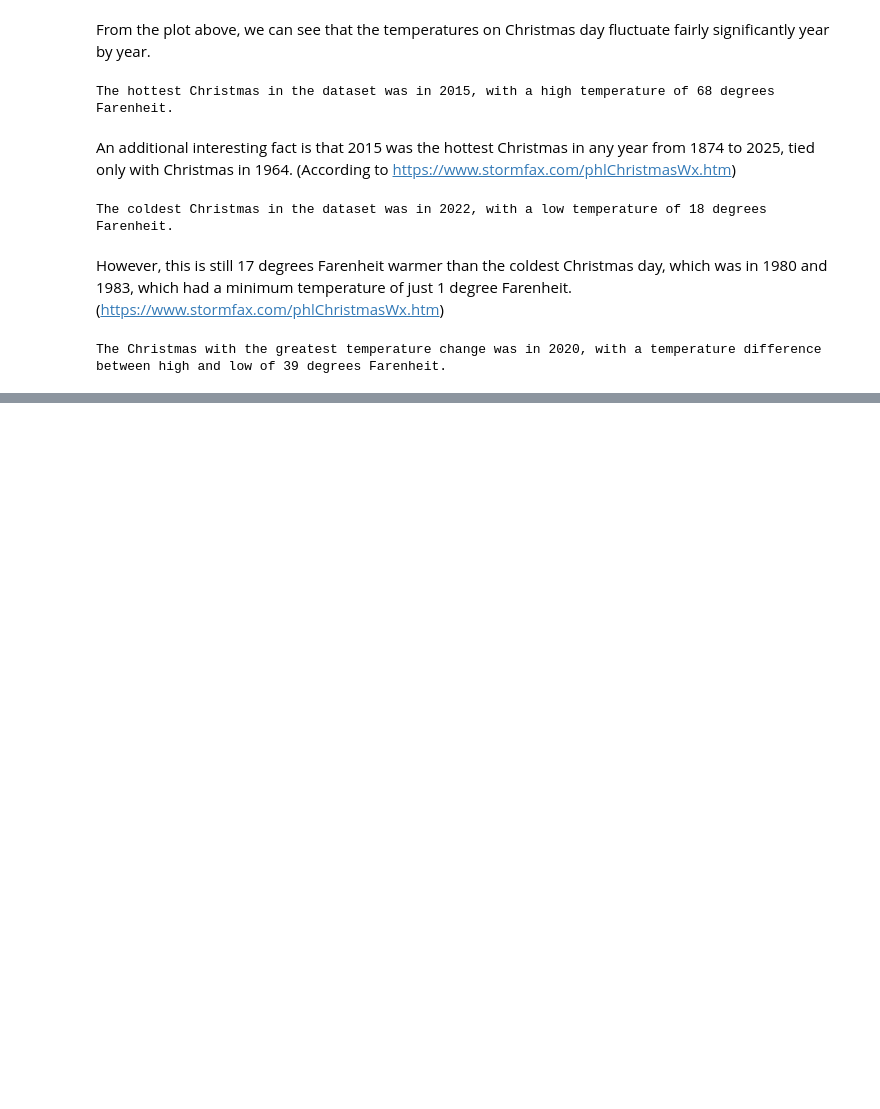
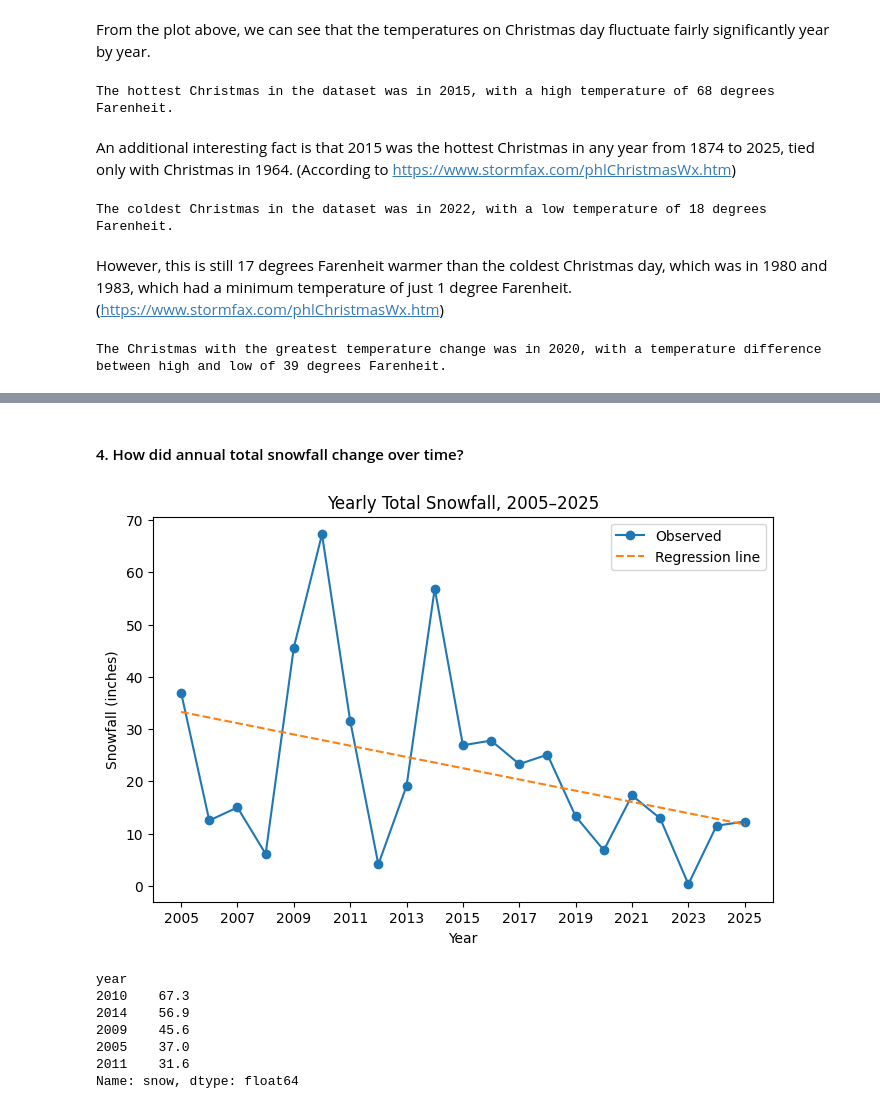
Before and after one commit to dpark2380/comm3180_S26_Blog, a Jupyter notebook: posts/blog_01/DOW1_weather.ipynb, the cells around one changed output, grey strips where cells are left out. Saved outputs shown, nothing was run; the diff lists cells and outputs as text; code cells hidden in the pictures; blank space fills up the shorter version.

```diff
--- a/posts/blog_01/DOW1_weather.ipynb
+++ b/posts/blog_01/DOW1_weather.ipynb
@@ -100,0 +115,35 @@ The Christmas with the greatest temperature change was in 2020, with a temperatu
+# %% [markdown]
+#### 4. How did annual total snowfall change over time?
+# %%
+annual_snow = weather_df.groupby('year')['snow'].sum()
+
+x = annual_snow.index.values
+y = annual_snow.values
+
+slope, intercept = np.polyfit(x, y, 1)
+y_hat = intercept + slope * x
+
+plt.figure(figsize=(8,5))
+
+plt.plot(x, y, '-o', label='Observed')
+plt.plot(x, y_hat, '--', label='Regression line')
+
+plt.title("Yearly Total Snowfall, 2005–2025")
+plt.xlabel("Year")
+plt.ylabel("Snowfall (inches)")
+
+plt.xticks(yearly_avg.index[::2])
+plt.legend()
+plt.show()
+
+annual_snow.sort_values(ascending = True).head(5)
+annual_snow.sort_values(ascending = False).head(5)
+# %% [output]
+[figure, added]
+year
+2010    67.3
+2014    56.9
+2009    45.6
+2005    37.0
+2011    31.6
+Name: snow, dtype: float64
```
Also changed, not shown: parts of 21 cells of this notebook.
